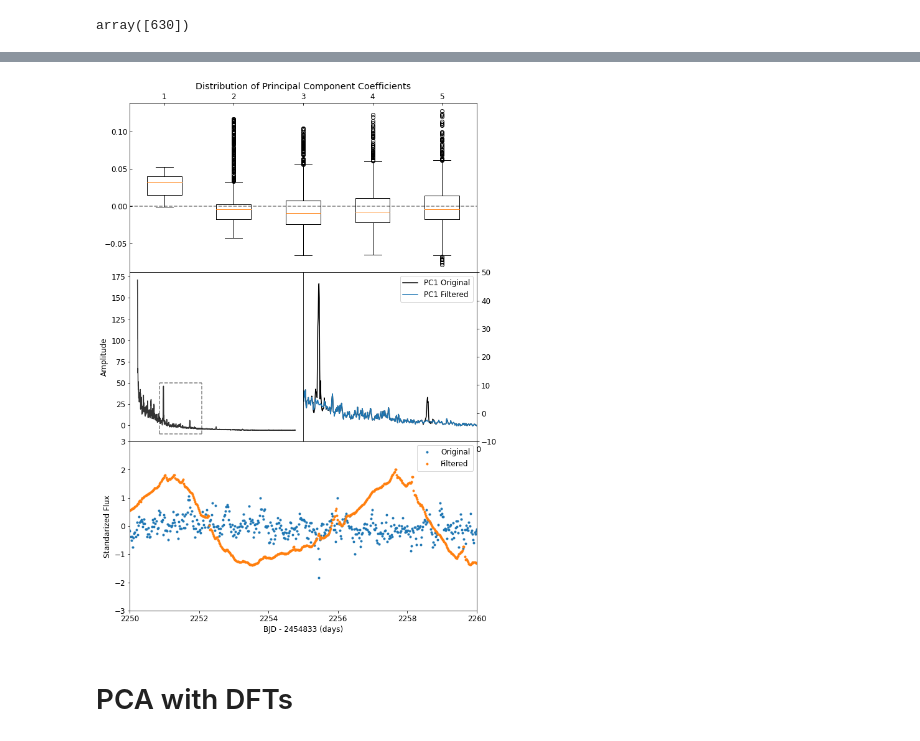
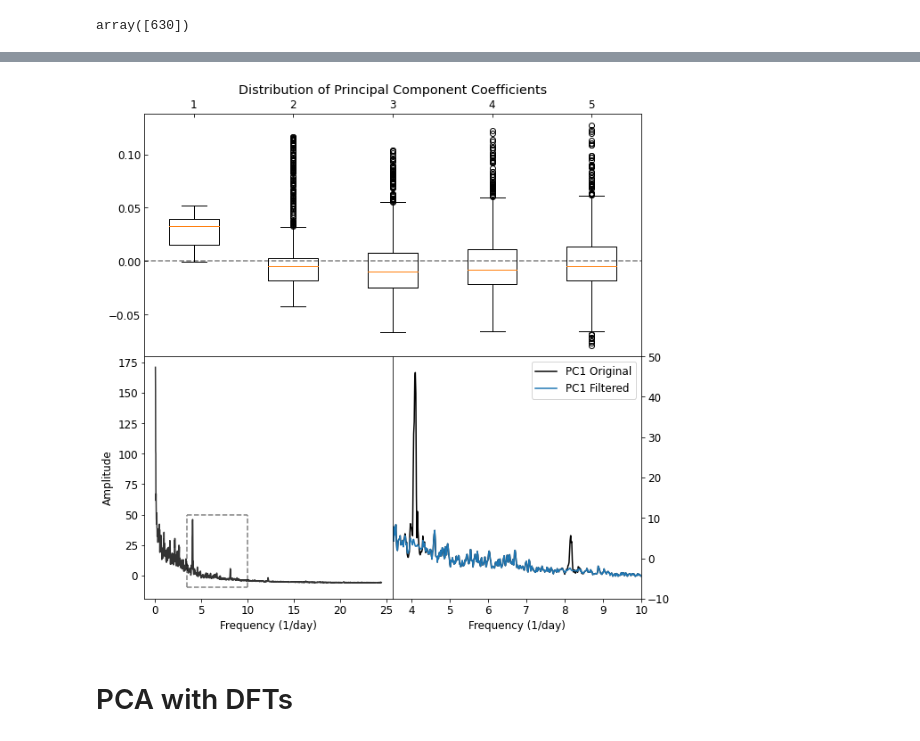
Before and after one commit to RileyWClarke/fftpca_note, a Jupyter notebook: FFTPCA.ipynb, the cells around one changed output, grey strips where cells are left out. Saved outputs shown, nothing was run; the diff lists cells and outputs as text; code cells hidden in the pictures.

```diff
--- a/FFTPCA.ipynb
+++ b/FFTPCA.ipynb
@@ -842,50 +821,41 @@ plt.plot(bjds[630], fluxes[630])
 # %%
-bigfig = plt.figure(figsize=(10,15))
-axes = bigfig.add_gridspec(3,2, hspace=0, wspace=0)
+bigfig = plt.figure(figsize=(10,10))
+axes = bigfig.add_gridspec(20,2, hspace=0, wspace=0)
 
-ax1 = bigfig.add_subplot(axes[0,:])
+ax1 = bigfig.add_subplot(axes[:10,:])
 ax1.boxplot([pca.components_[0], pca.components_[1], pca.components_[2], pca.components_[3],pca.components_[4]])
 ax1.hlines(0, 0, 7, linestyle='--', alpha=0.5)
 #ax1.set_xlabel('Component #')
 ax1.set_title('Distribution of Principal Component Coefficients')
 ax1.set_xlim(0.5,5.5)
 ax1.xaxis.tick_top()
 ax1.tick_params(direction='in')
 
-ax2 = bigfig.add_subplot(axes[1,0])
+ax2 = bigfig.add_subplot(axes[10:20,0])
 ax2.plot(frequency[5:],pca_df[0][5:], c='k', alpha=0.8)
 ax2.set_ylabel('Amplitude')
 ax2.vlines(3.5,-10,50, color='grey', ls='--')
 ax2.vlines(10,-10,50, color='grey', ls='--')
 ax2.hlines(50,3.5,10, color='grey', ls='--')
 ax2.hlines(-10,3.5,10, color='grey', ls='--')
 ax2.set_xlabel('Frequency (1/day)')
 #ax2.set_xticks([])
 #ax2.set_xticklabels([])
 
-ax3 = bigfig.add_subplot(axes[1,1])
+ax3 = bigfig.add_subplot(axes[10:20,1])
 ax3.plot(frequency[5:], pca_df[0][5:], c='k',label='PC1 Original')
 ax3.plot(frequency[5:], pc1[5:], label='PC1 Filtered')
 ax3.set_xlim(3.5,10)
 ax3.set_ylim(-10,50)
 #ax3.set_xticks([])
 #ax3.set_xticklabels([])
 ax3.yaxis.tick_right()
 ax3.set_xlabel('Frequency (1/day)')
 ax3.legend()
 
-ax4 = bigfig.add_subplot(axes[2,:])
-ax4.plot(bjds[630], fluxes[630], '.', label='Original')
-ax4.plot(bjds[630][1:], Filtered_signal, '.', label='Filtered')
-ax4.set_xlim(2250,2260)
-ax4.set_ylim(-3,3)
-ax4.set_xlabel('BJD - 2454833 (days)')
-ax4.set_ylabel('Standarized Flux')
-ax4.legend(fontsize=12)
-
 plt.savefig('bigfig.png',dpi=300, bbox_inches='tight')
 # %% [output]
-[figure, old version]
+[figure, new version]
 # %% [markdown]
 # PCA with DFTs
 # %%
```
Also changed, not shown: parts of 48 cells of this notebook.
